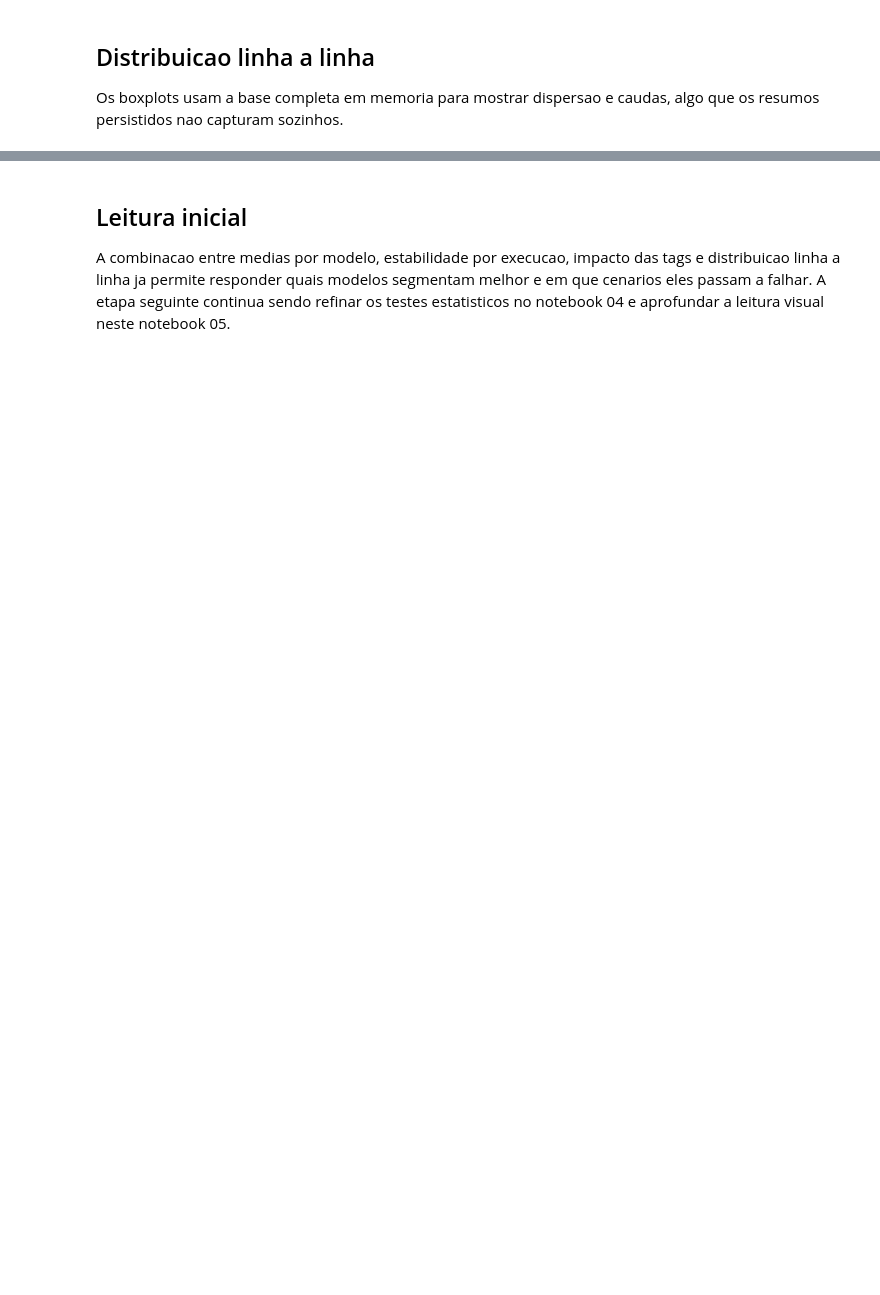
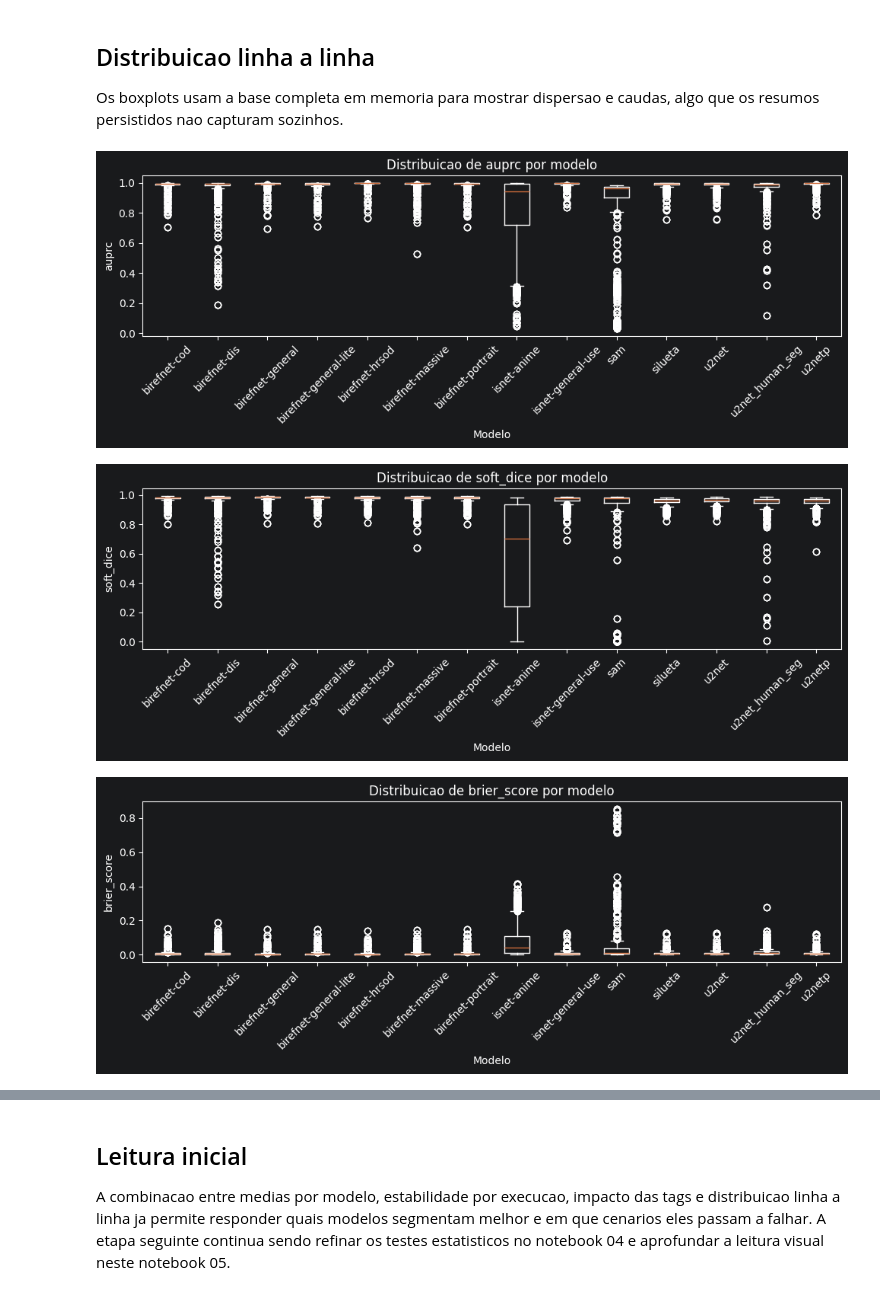
Before and after one commit to Victor-Saraiva-P/Projeto-bufalos, a Jupyter notebook: notebooks/05_visualizacao_segmentacao_bruta.ipynb, the cells around one changed output, grey strips where cells are left out. Drawn from its saved outputs; the diff is of its cells as text; code cells hidden in the pictures; blank space fills up the shorter version.

```diff
--- a/notebooks/05_visualizacao_segmentacao_bruta.ipynb
+++ b/notebooks/05_visualizacao_segmentacao_bruta.ipynb
@@ -141,10 +249,19 @@ for tag_name in tags_prioritarias:
 
 Os boxplots usam a base completa em memoria para mostrar dispersao e caudas, algo que os resumos persistidos nao capturam sozinhos.
 # %%
+texto_distribuicao = 'Os boxplots usam a base completa em memoria para mostrar dispersao e caudas, algo que os resumos persistidos nao capturam sozinhos.'
+figures_distribuicao = []
+
 for metric_name in metric_names:
     fig, _ = plot_metric_distribution_by_model(df_base, metric_name)
+    figures_distribuicao.append(fig)
     plt.show()
 
 for tag_name in tags_prioritarias:
     fig, _ = plot_metric_distribution_by_tag(df_base, 'soft_dice', tag_name)
+    figures_distribuicao.append(fig)
     plt.show()
+# %% [output]
+[figure, added]
+[figure, added]
+[figure, added]
```
Also changed, not shown: parts of 9 cells of this notebook, 3 other files.
